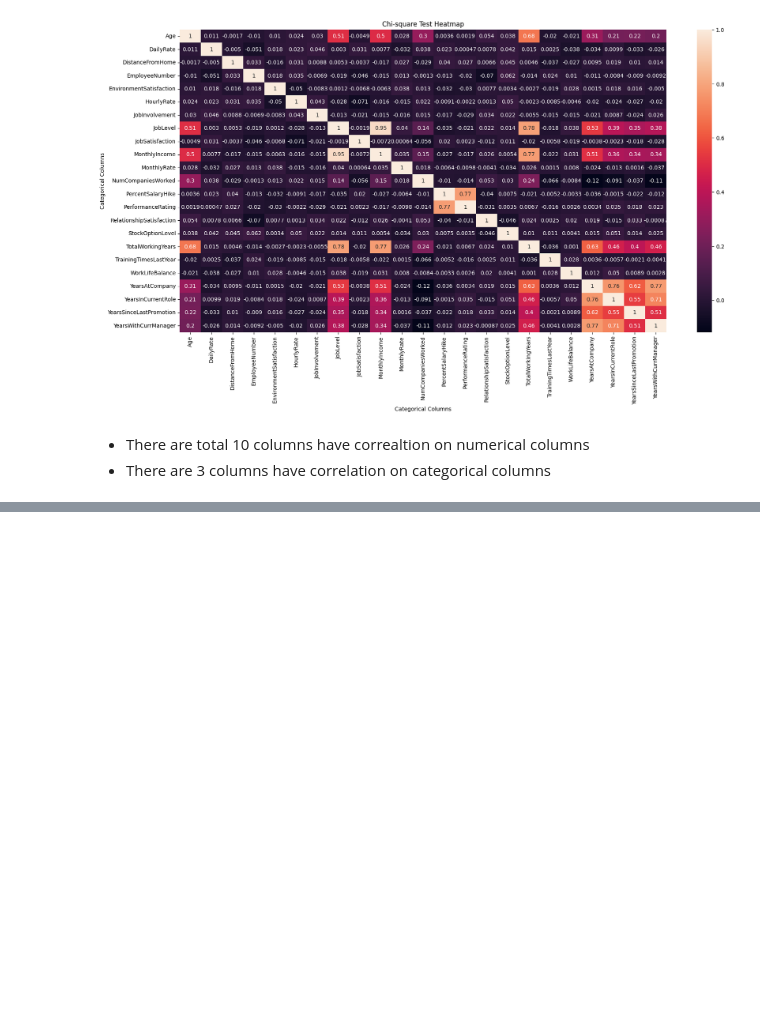
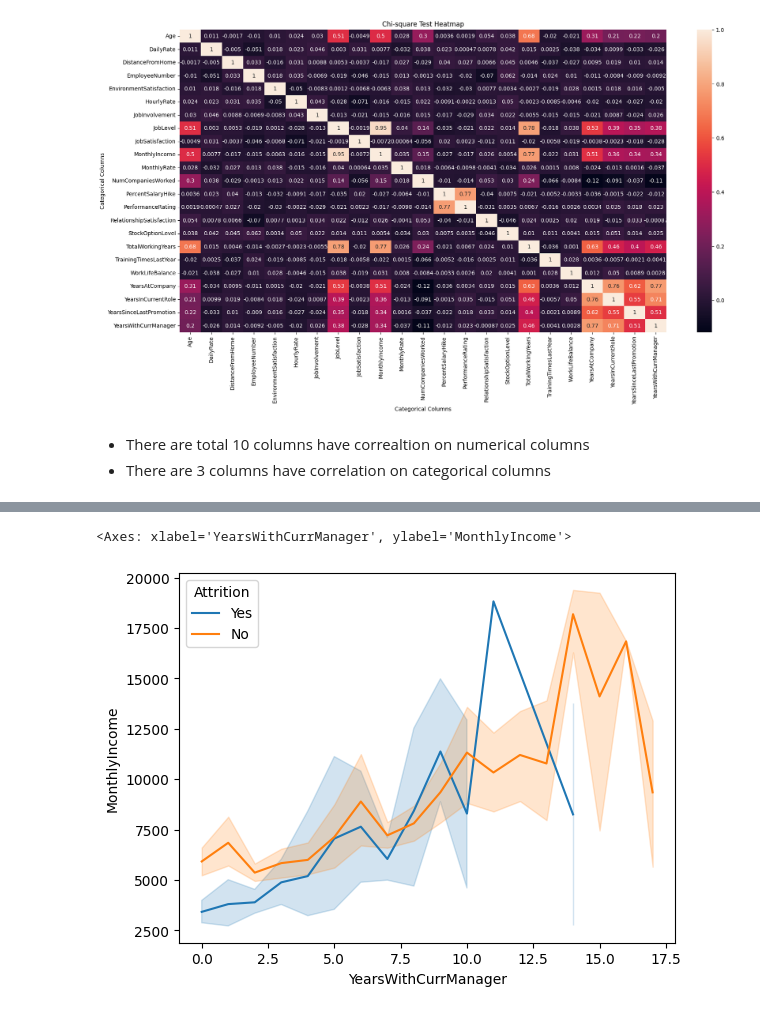
Before and after one commit to JOCRZ/Meriskill-Internship, a Jupyter notebook: Projects/Project3/M2Project3.ipynb, the cells around one changed output, grey strips where cells are left out. Drawn from its saved outputs; the diff is of its cells as text; code cells hidden in the pictures; blank space fills up the shorter version.

```diff
--- a/Projects/Project3/M2Project3.ipynb
+++ b/Projects/Project3/M2Project3.ipynb
@@ -5,6 +5,8 @@ import matplotlib.pyplot as plt
 # %%
 df = pd.read_csv('PrepHR.csv')
 df = df.drop(columns='Unnamed: 0')
+# %%
+df = df.dropna()
 # %%
 df.columns
 # %% [output]
@@ -144,16 +164,20 @@ plt.show()
 # %%
 from scipy.stats import pointbiserialr
-# Convert the numerical column to numeric data type
-df['Numeric'] = pd.to_numeric(df['Numeric'], errors='coerce')
+from sklearn.preprocessing import LabelEncoder
 
-# Select the categorical column and the numerical column
-categorical_column = df['Category']
-numerical_column = df['Numeric']
+label_encoder = LabelEncoder()
 
-# Calculate the point-biserial correlation coefficient
+df2['Age'] = pd.to_numeric(df2['Age'], errors='coerce')
+df2['Attrition'] = label_encoder.fit_transform(df2['Attrition'])
+
+
+categorical_column = df2['Attrition']
+numerical_column = df2['MonthlyIncome']
+
+
 correlation, p_value = pointbiserialr(categorical_column, numerical_column)
 
-# Print the correlation coefficient and p-value
+
 print("Point-biserial correlation coefficient:", correlation)
 print("p-value:", p_value)
 # %% [output]
@@ -160,0 +259,5 @@ TypeError: unsupported operand type(s) for +: 'float' and 'str'
+# %%
+sns.lineplot(data=df, x='YearsWithCurrManager',y='MonthlyIncome',hue='Attrition')
+# %% [output]
+<Axes: xlabel='YearsWithCurrManager', ylabel='MonthlyIncome'>
+[figure, added]
```
Also changed, not shown: parts of 50 cells of this notebook, 2 other files.
